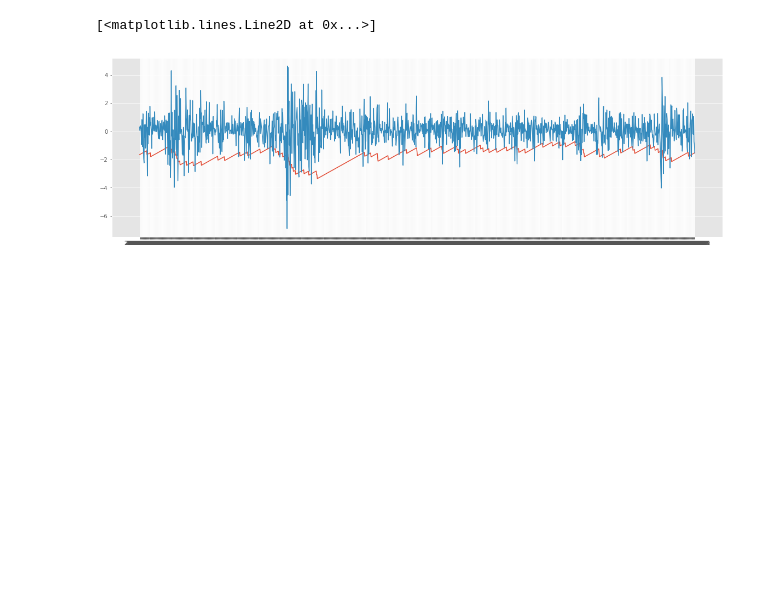
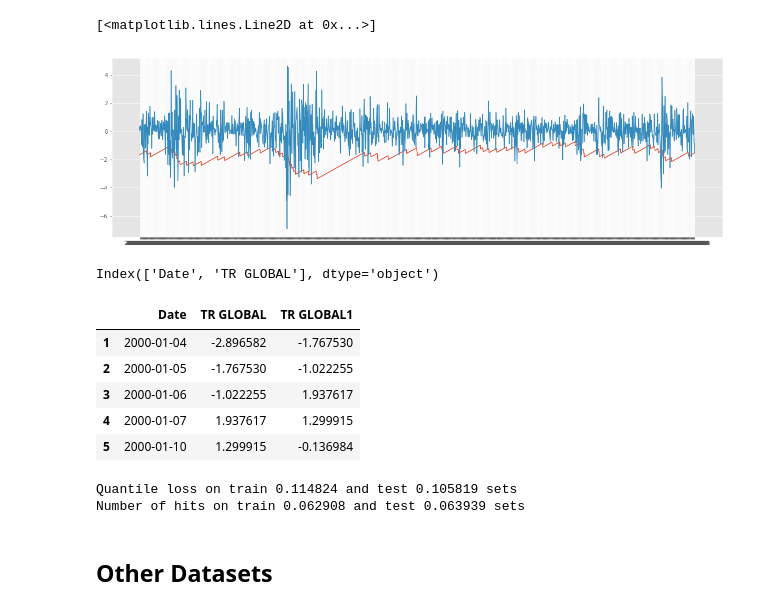
Before and after one commit to lamfo-unb/QRNN, a Jupyter notebook: notebooks/Adaptive.ipynb, the cells around one changed output. Saved outputs shown, nothing was run; the diff lists cells and outputs as text; code cells hidden in the pictures; blank space fills up the shorter version.

```diff
--- a/notebooks/Adaptive.ipynb
+++ b/notebooks/Adaptive.ipynb
@@ -68,3 +68,32 @@ plt.plot(test_pred["Date"], test_pred["Adjusted Close1"])
 # %% [output]
 [<matplotlib.lines.Line2D at 0x...>]
 [figure]
+# %%
+
+data  = (
+    pd.read_csv('index.csv', sep=";", skiprows=1, usecols=["Day", "TR GLOBAL"])
+    .rename(columns={"Day": "Date"})
+    .assign(Date=lambda df: pd.to_datetime(df["Date"], format='%d/%m/%Y'))
+)
+data.columns
+# %% [output]
+Index(['Date', 'TR GLOBAL'], dtype='object')
+# %%
+PRICE_COLS = ["TR GLOBAL"]
+differ_learner = diff_log_pricer(price_columns=PRICE_COLS, date_column="Date")
+lagger_learner = lagger(n_lags=N_LAGS, price_columns=PRICE_COLS)
+na_clearn_learner = clean_nan(how="any")
+
+pre_process_fn = pipeline(learners=[na_clearn_learner, differ_learner, lagger_learner, na_clearn_learner])
+processed_data = pre_process_fn(data)
+# %%
+splitter = time_split_dataset(train_start_date="1960-01-01", train_end_date="2010-01-01", holdout_end_date="2016-01-01", date_col="Date")
+train, test = splitter(processed_data)
+train.head()
+# %% [output]
+|  | Date | TR GLOBAL | TR GLOBAL1 |
+| 1 | 2000-01-04 | -2.896582 | -1.767530 |
+| 2 | 2000-01-05 | -1.767530 | -1.022255 |
+| 3 | 2000-01-06 | -1.022255 | 1.937617 |
+| 4 | 2000-01-07 | 1.937617 | 1.299915 |
+| 5 | 2000-01-10 | 1.299915 | -0.136984 |
@@ -70,0 +105,15 @@ plt.plot(test_pred["Date"], test_pred["Adjusted Close1"])
+# %%
+quantile_eval_fn = quantile_loss_evaluator(predict_col="prediction",
+                                           target_col="TR GLOBAL1",
+                                           tau=0.05)
+
+hits_eval_fn = proportion_of_hits_evaluator(predict_col="prediction",
+                                            target_col="TR GLOBAL1")
+
+print("Quantile loss on train %f and test %f sets" % tuple(map(quantile_eval_fn, [train_pred, test_pred])))
+print("Number of hits on train %f and test %f sets" % tuple(map(hits_eval_fn, [train_pred, test_pred])))
+# %% [output]
+Quantile loss on train 0.114824 and test 0.105819 sets
+Number of hits on train 0.062908 and test 0.063939 sets
+# %% [markdown]
+## Other Datasets
```
Also changed, not shown: parts of 5 cells of this notebook, 4 other files.
